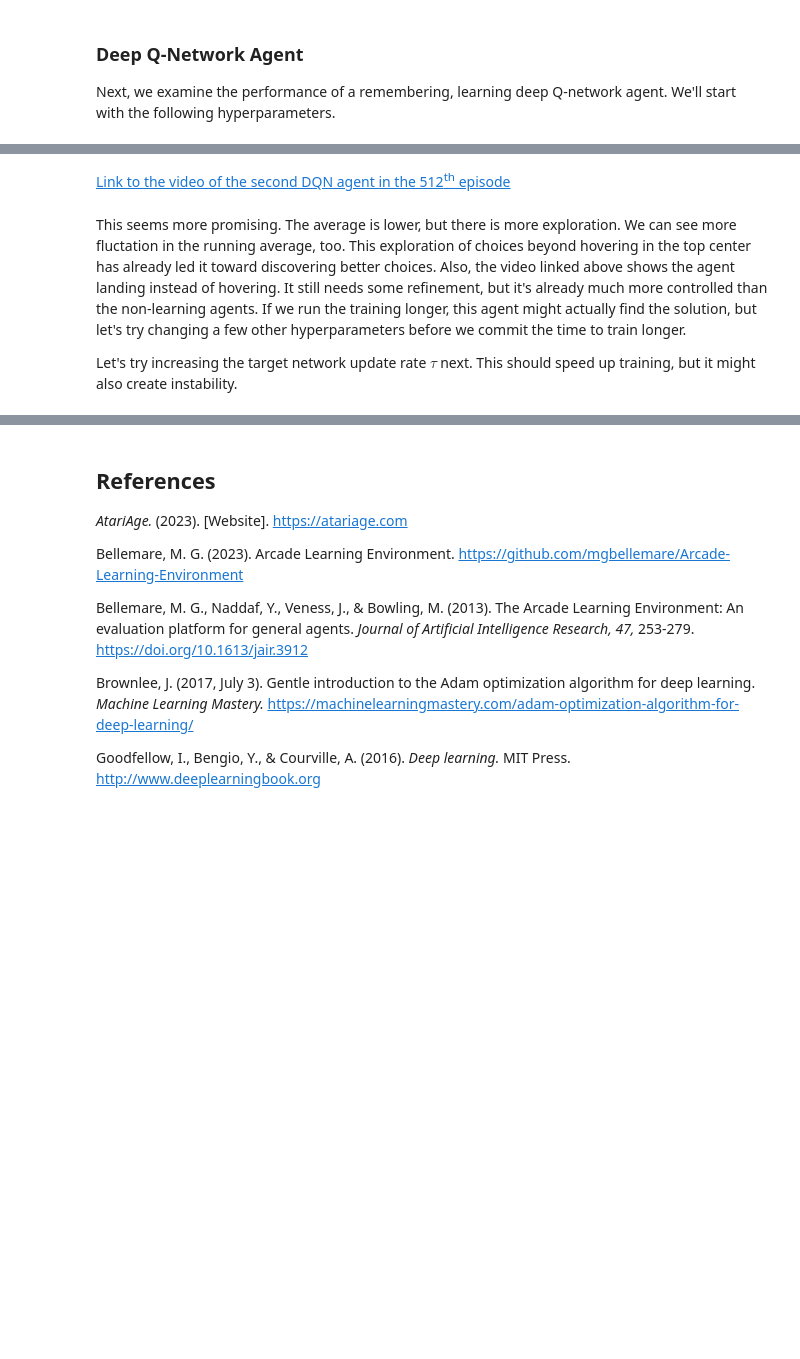
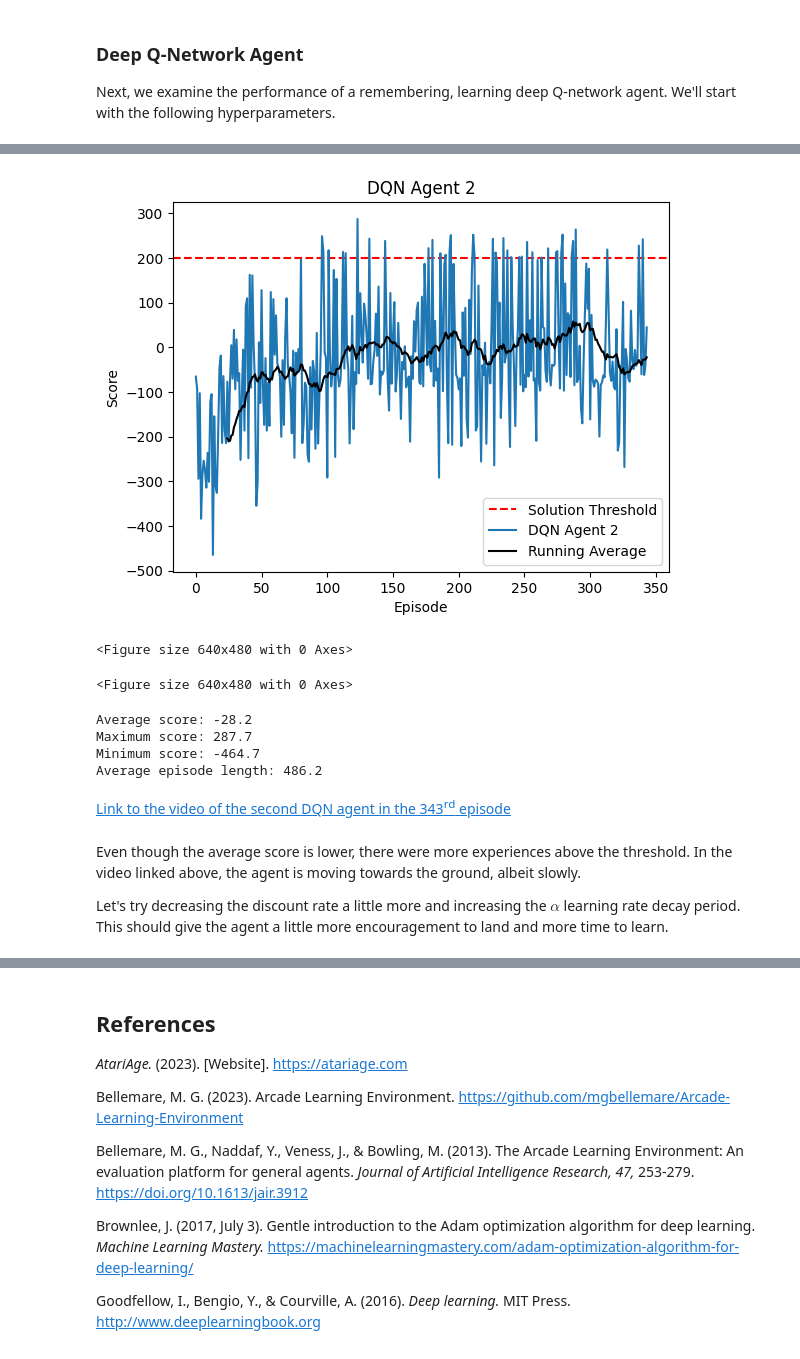
Before and after one commit to jaki9292/rl-project, a Jupyter notebook: project.ipynb, the cells around one changed output, grey strips where cells are left out. Saved outputs shown, nothing was run; the diff lists cells and outputs as text; code cells hidden in the pictures; blank space fills up the shorter version.

```diff
--- a/project.ipynb
+++ b/project.ipynb
@@ -1010,18 +1118,26 @@ buffer_size = 1000000   # replay buffer size (no. of transitions)
 # %%
 # Instantiate second lunar lander DQN agent
 dqn_agent2 = DQNAgent(name, alpha, epsilon, gamma, tau, lr_period, lr_decay, batch_size, buffer_size)
 
 # Train for specified number of episodes
 dqn_agent2.iterate(episodes, verbose = False, video = True)
 
 # Print average, max, min
-average, max, min = dqn_agent2.score_stats(verbose = True)
+average, max, min, avg_length = dqn_agent2.score_stats(verbose = True)
+# %% [output]
+[figure, added]
+<Figure size 640x480 with 0 Axes>
+<Figure size 640x480 with 0 Axes>
+Average score: -28.2
+Maximum score: 287.7
+Minimum score: -464.7
+Average episode length: 486.2
 # %% [markdown]
-[Link to the video of the second DQN agent in the 512<sup>th</sup> episode](videos/dqn-agent-2-episode-512.mp4)
+[Link to the video of the second DQN agent in the 343<sup>rd</sup> episode](videos/dqn-agent-2-episode-343.mp4)
-# %% [markdown]
-This seems more promising. The average is lower, but there is more exploration. We can see more fluctation in the running average, too. This exploration of choices beyond hovering in the top center has already led it toward discovering better choices. Also, the video linked above shows the agent landing instead of hovering. It still needs some refinement, but it's already much more controlled than the non-learning agents. If we run the training longer, this agent might actually find the solution, but let's try changing a few other hyperparameters before we commit the time to train longer.
-
-Let's try increasing the target network update rate $\tau$ next. This should speed up training, but it might also create instability.
+# %% [markdown]
+Even though the average score is lower, there were more experiences above the threshold. In the video linked above, the agent is moving towards the ground, albeit slowly.
+
+Let's try decreasing the discount rate a little more and increasing the $\alpha$ learning rate decay period. This should give the agent a little more encouragement to land and more time to learn.
 # %%
 # Hyperparameters
 name = "DQN Agent 3"
```
Also changed, not shown: parts of 48 cells of this notebook.
